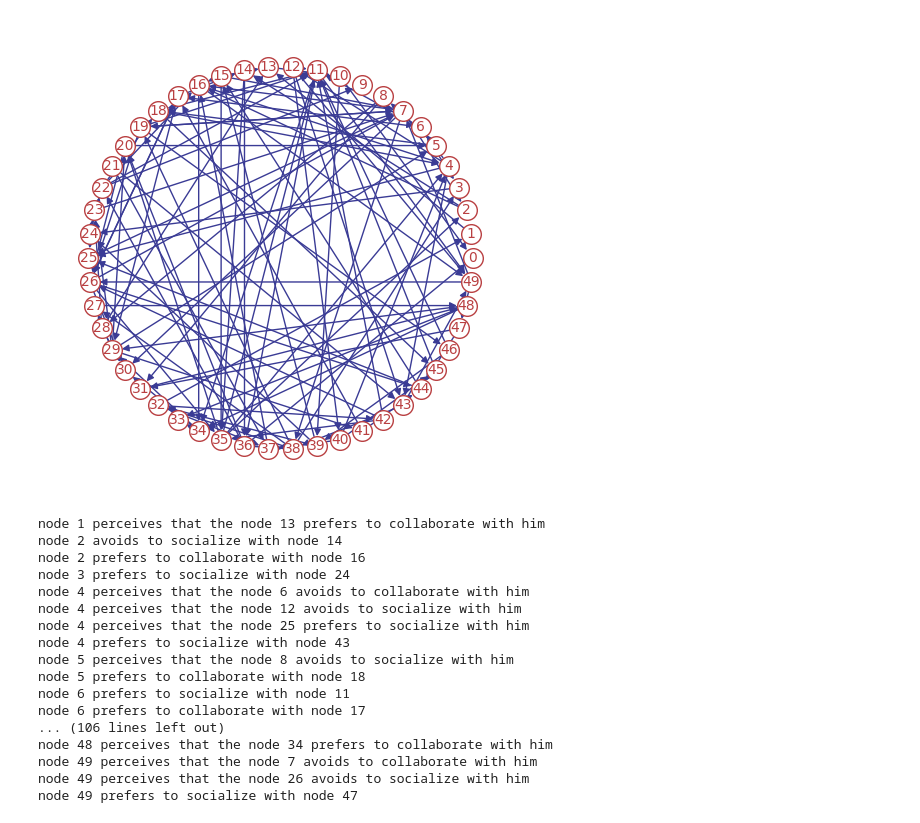
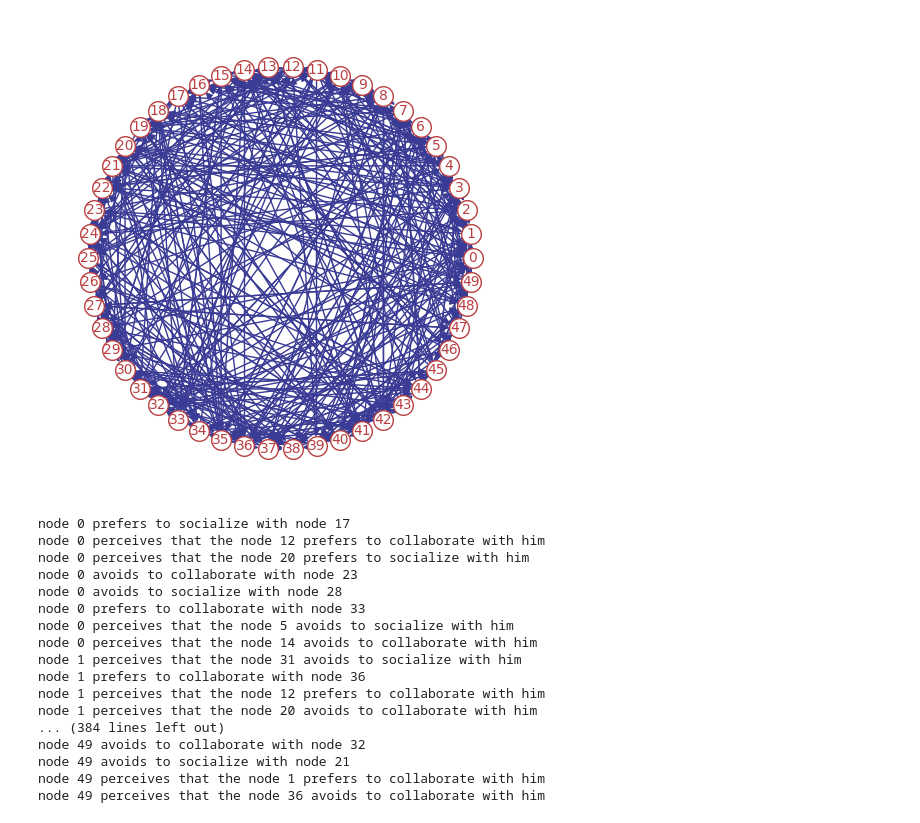
Before and after one commit to alexandrosst/Diploma-Thesis, a Jupyter notebook: preferenceGraph.ipynb, the cells around one changed output. Cells and saved outputs as stored; diff of their text form; code cells hidden in the pictures.

```diff
--- a/preferenceGraph.ipynb
+++ b/preferenceGraph.ipynb
@@ -3,23 +3,43 @@ import networkx as nx
 import numpy as np
 import json
 import matplotlib.pyplot as plt
+# %%
+def createPreferenceGraph() :
+    strings = ["prefers to collaborate with", "prefers to socialize with", "avoids to collaborate with",
+           "avoids to socialize with", "perceives that the node ? prefers to collaborate with him",
+           "perceives that the node ? prefers to socialize with him",
+           "perceives that the node ? avoids to collaborate with him",
+           "perceives that the node ? avoids to socialize with him"]
+
+    def editString(s, node1, node2) :
+        if "?" in s :
+            return f"node {node1} {str(node2).join(s.split('?'))}"
+        else :
+            return f"node {node1} {s} node {node2}"
+
+    G = nx.DiGraph()
+    G.add_nodes_from(range(50))
+    for node in G.nodes() :
+        nodes = list(filter(lambda item : item != node, G.nodes()))
+        neighbors = np.random.choice(nodes, 8, replace=False)
+        weights = np.random.choice(strings, 8, replace=False)
+        for i,j in zip(neighbors, weights) :
+            G.add_edge(int(node), int(i), opinion=editString(j, node, i))
+
+    return G
 # %%
-n = 50
-p = 0.05
-
-G = nx.fast_gnp_random_graph(n, p, directed=True)
-
+G = createPreferenceGraph()
 plt.figure(figsize=(6,6))
 plt.axis('equal')
 options = {
             "node_color": "white",
             "edgecolors": "#b94042",
             "linewidths": 1,
             "node_size": 200,
             "edge_color": "#3a3b95",
             "font_size": 10,
             "font_color": '#b94042'
             }
 nx.draw_circular(G, with_labels=True, **options)
 # %% [output]
-[figure, old version]
+[figure, new version]
@@ -45,23 +47,23 @@ addEdgeAttribute(G)
 for u, v, data in G.edges(data=True):
     print(data["opinion"])
 # %% [output]
-node 1 perceives that the node 13 prefers to collaborate with him
-node 2 avoids to socialize with node 14
-node 2 prefers to collaborate with node 16
-node 3 prefers to socialize with node 24
-node 4 perceives that the node 6 avoids to collaborate with him
-node 4 perceives that the node 12 avoids to socialize with him
-node 4 perceives that the node 25 prefers to socialize with him
-node 4 prefers to socialize with node 43
-node 5 perceives that the node 8 avoids to socialize with him
-node 5 prefers to collaborate with node 18
-node 6 prefers to socialize with node 11
-node 6 prefers to collaborate with node 17
-... (106 lines left out)
-node 48 perceives that the node 34 prefers to collaborate with him
-node 49 perceives that the node 7 avoids to collaborate with him
-node 49 perceives that the node 26 avoids to socialize with him
-node 49 prefers to socialize with node 47
+node 0 prefers to socialize with node 17
+node 0 perceives that the node 12 prefers to collaborate with him
+node 0 perceives that the node 20 prefers to socialize with him
+node 0 avoids to collaborate with node 23
+node 0 avoids to socialize with node 28
+node 0 prefers to collaborate with node 33
+node 0 perceives that the node 5 avoids to socialize with him
+node 0 perceives that the node 14 avoids to collaborate with him
+node 1 perceives that the node 31 avoids to socialize with him
+node 1 prefers to collaborate with node 36
+node 1 perceives that the node 12 prefers to collaborate with him
+node 1 perceives that the node 20 avoids to collaborate with him
+... (384 lines left out)
+node 49 avoids to collaborate with node 32
+node 49 avoids to socialize with node 21
+node 49 perceives that the node 1 prefers to collaborate with him
+node 49 perceives that the node 36 avoids to collaborate with him
 # %%
 def saveGraphJson(G, path) :
     def convertToJSON(G) :
```
Also changed, not shown: parts of 3 cells of this notebook, 2 other files.
